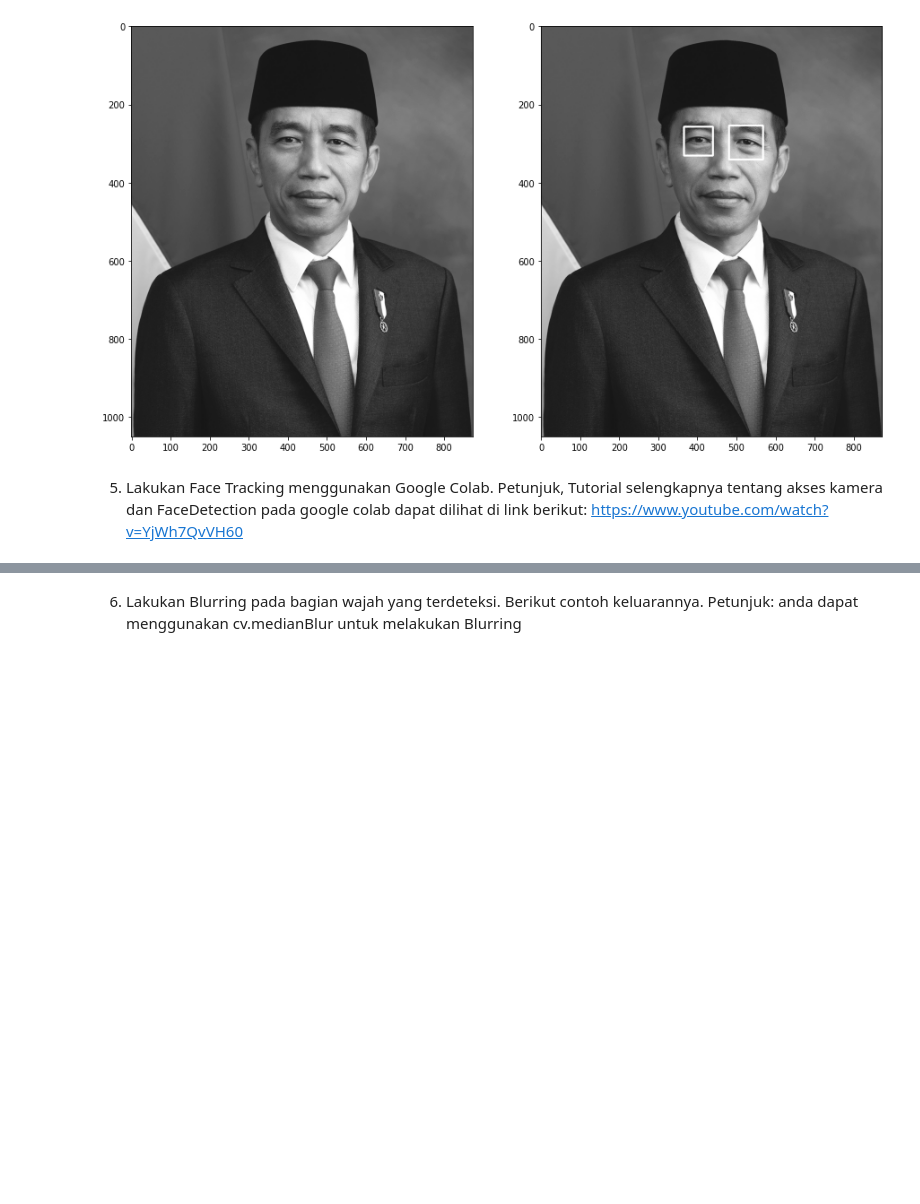
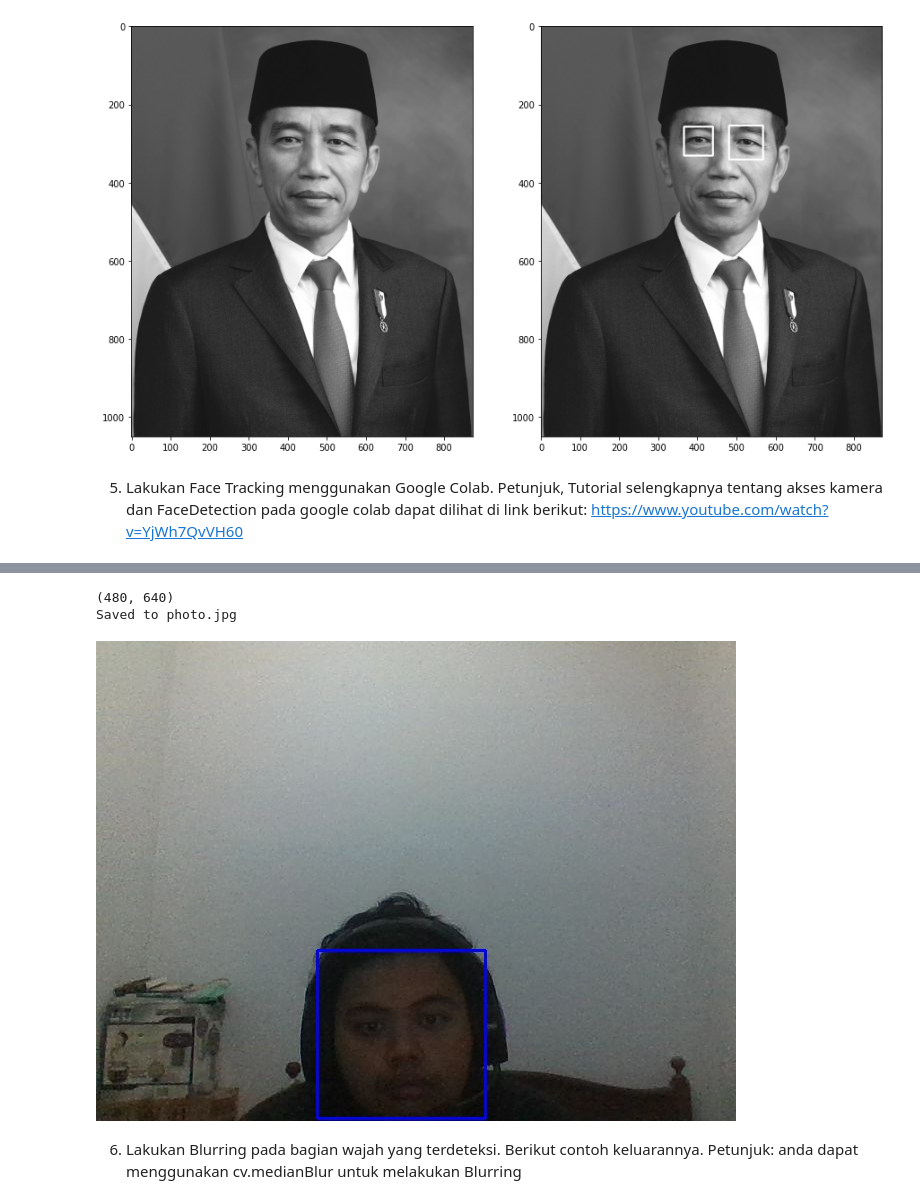
Before and after one commit to mukhammadarifin/PCVK_Genap_2021, a Jupyter notebook: Minggu_12.ipynb, the cells around one changed output, grey strips where cells are left out. Saved outputs shown, nothing was run; the diff lists cells and outputs as text; code cells hidden in the pictures; blank space fills up the shorter version.

```diff
--- a/Minggu_12.ipynb
+++ b/Minggu_12.ipynb
@@ -174,7 +174,7 @@ def bbox_to_bytes(bbox_array):
 
   return bbox_to_bytes
 # %%
-faceCascade=cv2.CascadeClassifier(cv2.samples.findFile(cv2.data.haarcascades + "haarcascade_frontalface_default.xml"))
+face_cascade = cv2.CascadeClassifier(cv2.samples.findFile(cv2.data.haarcascades + 'haarcascade_frontalface_default.xml'))
 # %%
 def take_photo(filename='photo.jpg', quality=0.8):
   js = Javascript('''
@@ -193,0 +222,9 @@ def take_photo(filename='photo.jpg', quality=0.8):
+# %%
+try:
+  filename = take_photo('photo.jpg')
+  print('Saved to {}'.format(filename))
+
+  display(Image(filename))
+except Exception as err:
+  print(str(err))
+# %% [output]
@@ -194,3 +232,6 @@ def take_photo(filename='photo.jpg', quality=0.8):
+(480, 640)
+Saved to photo.jpg
+[figure, added]
 # %% [markdown]
 6.  Lakukan Blurring pada bagian wajah yang terdeteksi. Berikut contoh keluarannya.
 Petunjuk: anda dapat menggunakan cv.medianBlur untuk melakukan Blurring
```
Also changed, not shown: parts of 2 cells of this notebook.
